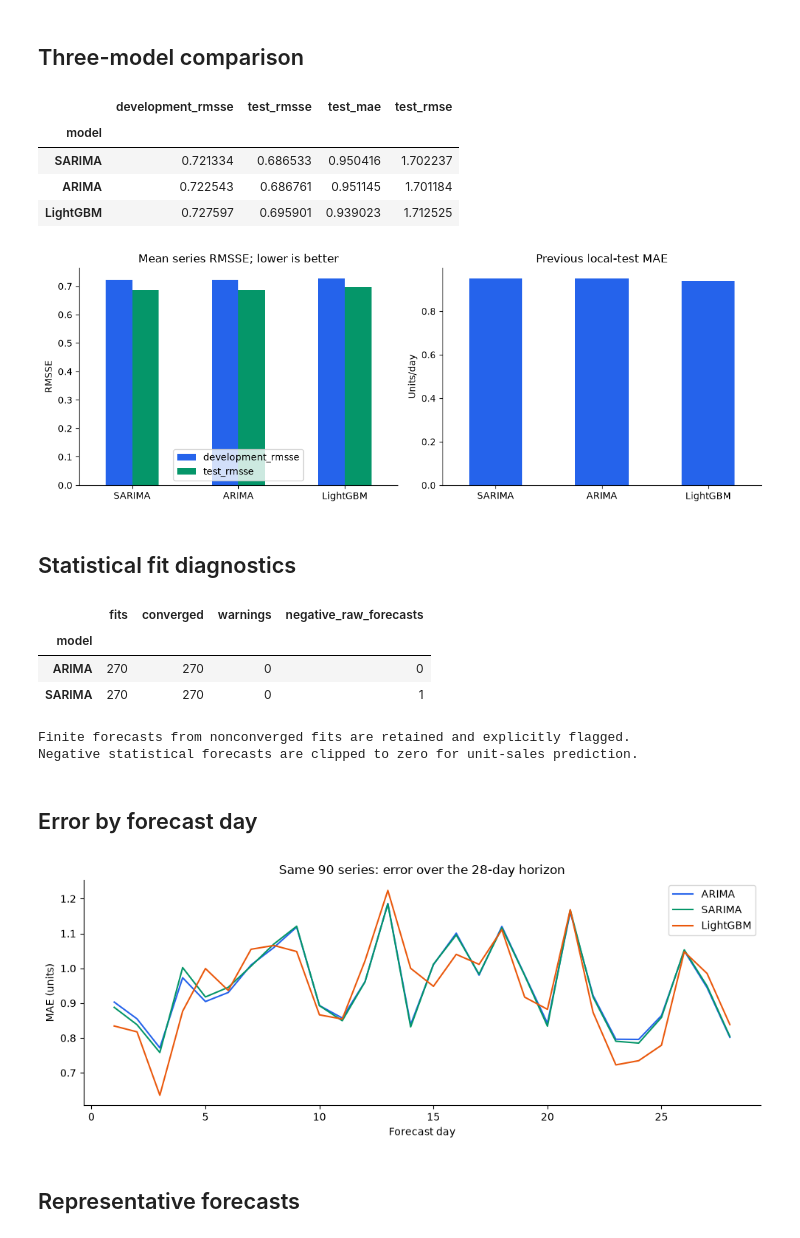
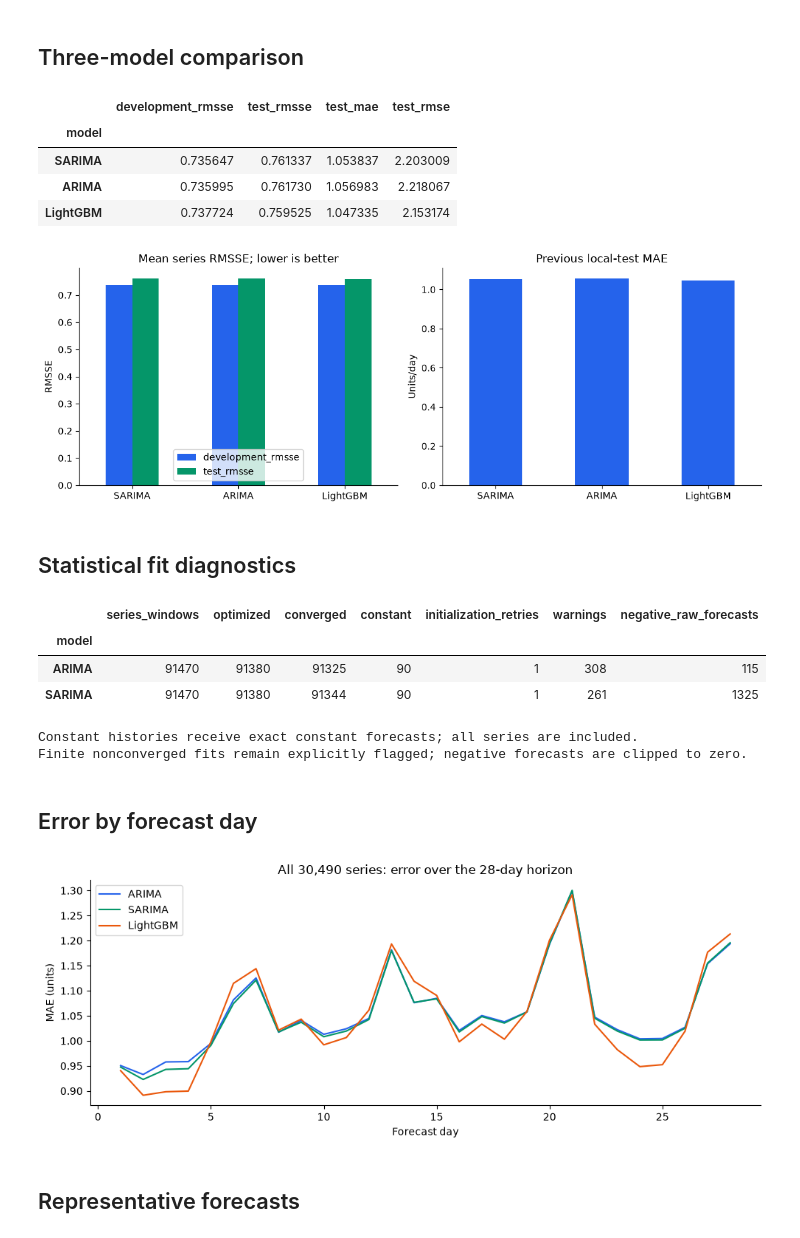
Before and after one commit to rebel47/Machine-Learning-Project, a Jupyter notebook: Project 1/notebooks/evaluation/04_error_analysis.ipynb, the cells around one changed output. Cells and saved outputs as stored; diff of their text form; code cells hidden in the pictures.

```diff
--- a/Project 1/notebooks/evaluation/04_error_analysis.ipynb
+++ b/Project 1/notebooks/evaluation/04_error_analysis.ipynb
@@ -44,13 +44,17 @@ def save_figure(data, name):
 # %% [markdown]
 ## Load the comparison results
 # %%
-scores=pd.read_csv(RESULTS / 'three_model_scores.csv')
-sample=pd.read_csv(OUT / 'comparison_sample.csv')
-diagnostics=pd.read_csv(RESULTS / 'three_model_fit_diagnostics.csv')
-manifest=json.loads((RESULTS / 'three_model_manifest.json').read_text())
-assert manifest['config']==config and manifest['sample_ids']==sample.series_id.tolist()
-sample_rows=sample.row.to_numpy()
-assert sample.series_id.tolist()==metadata.series_id.iloc[sample_rows].tolist()
+import hashlib
+scores=pd.read_csv(RESULTS / 'full_panel_scores.csv')
+panel=pd.read_csv(OUT / 'comparison_series.csv')
+diagnostics=pd.read_csv(DATA / 'interim/full_panel_fit_diagnostics.csv')
+manifest=json.loads((RESULTS / 'full_panel_manifest.json').read_text())
+assert manifest['config']==config and manifest['series_count']==len(metadata)==30490
+panel_rows=panel.row.to_numpy()
+assert panel_rows.tolist()==list(range(len(metadata)))
+assert panel.series_id.tolist()==metadata.series_id.tolist()
+assert manifest['series_ids_hash']==hashlib.sha256('|'.join(panel.series_id).encode()).hexdigest()
+assert set(scores.all_series)=={len(metadata)}
 # %% [markdown]
 ## Comparable error metrics
 # %%
@@ -91,14 +97,14 @@ comparison=test[['mean_rmsse','mae','rmse']].rename(columns={
     'mean_rmsse':'test_rmsse','mae':'test_mae','rmse':'test_rmse'})
 comparison.insert(0,'development_rmsse',development)
 comparison=comparison.sort_values('development_rmsse')
-comparison.to_csv(RESULTS / 'three_model_comparison.csv')
+comparison.to_csv(RESULTS / 'full_panel_comparison.csv')
 display(comparison)
 # %% [output]
 |  | development_rmsse | test_rmsse | test_mae | test_rmse |
 | model |  |  |  |  |
-| SARIMA | 0.721334 | 0.686533 | 0.950416 | 1.702237 |
-| ARIMA | 0.722543 | 0.686761 | 0.951145 | 1.701184 |
-| LightGBM | 0.727597 | 0.695901 | 0.939023 | 1.712525 |
+| SARIMA | 0.735647 | 0.761337 | 1.053837 | 2.203009 |
+| ARIMA | 0.735995 | 0.761730 | 1.056983 | 2.218067 |
+| LightGBM | 0.737724 | 0.759525 | 1.047335 | 2.153174 |
 # %%
 fig,axes=plt.subplots(1,2,figsize=(11,4))
 comparison[['development_rmsse','test_rmsse']].plot.bar(ax=axes[0],color=COLORS[:2])
@@ -108,38 +114,45 @@ axes[1].set(title='Previous local-test MAE',xlabel='',ylabel='Units/day')
 for ax in axes: ax.tick_params(axis='x',rotation=0)
 save_figure(data,'comparison_01_three_models')
 # %% [output]
-[figure, old version]
+[figure, new version]
 # %% [markdown]
 ## Statistical fit diagnostics
 # %%
-convergence=diagnostics.groupby('model').agg(
-    fits=('converged','size'),converged=('converged','sum'),
+optimized=diagnostics.status.ne('constant')
+details=diagnostics.assign(optimized=optimized,converged_fit=optimized & diagnostics.converged,
+                           constant=diagnostics.status.eq('constant'),
+                           initialization_retry=diagnostics.status.isin(['diffuse_retry','optimizer_retry']))
+convergence=details.groupby('model').agg(
+    series_windows=('row','size'),optimized=('optimized','sum'),
+    converged=('converged_fit','sum'),constant=('constant','sum'),
+    initialization_retries=('initialization_retry','sum'),
     warnings=('warnings','sum'),negative_raw_forecasts=('negative_raw_forecasts','sum'))
+convergence.to_csv(RESULTS / 'full_panel_fit_summary.csv')
 display(convergence)
-print('Finite forecasts from nonconverged fits are retained and explicitly flagged.')
-print('Negative statistical forecasts are clipped to zero for unit-sales prediction.')
+print('Constant histories receive exact constant forecasts; all series are included.')
+print('Finite nonconverged fits remain explicitly flagged; negative forecasts are clipped to zero.')
 # %% [output]
-|  | fits | converged | warnings | negative_raw_forecasts |
-| model |  |  |  |  |
-| ARIMA | 270 | 270 | 0 | 0 |
-| SARIMA | 270 | 270 | 0 | 1 |
+|  | series_windows | optimized | converged | constant | initialization_retries | warnings | negative_raw_forecasts |
+| model |  |  |  |  |  |  |  |
+| ARIMA | 91470 | 91380 | 91325 | 90 | 1 | 308 | 115 |
+| SARIMA | 91470 | 91380 | 91344 | 90 | 1 | 261 | 1325 |
-Finite forecasts from nonconverged fits are retained and explicitly flagged.
-Negative statistical forecasts are clipped to zero for unit-sales prediction.
+Constant histories receive exact constant forecasts; all series are included.
+Finite nonconverged fits remain explicitly flagged; negative forecasts are clipped to zero.
 # %% [markdown]
 ## Error by forecast day
 # %%
 cutoff=config['test_cutoff']
-actual=sales[sample_rows,cutoff:cutoff+28]
-predictions={name:np.load(DATA / f'interim/three_model_{name}_d{cutoff}.npy')
+actual=sales[panel_rows,cutoff:cutoff+28]
+predictions={name:np.load(DATA / f'interim/full_panel_{name}_d{cutoff}.npy')
              for name in ['ARIMA','SARIMA','LightGBM']}
 horizon=pd.DataFrame({name:np.abs(values-actual).mean(axis=0)
                       for name,values in predictions.items()},index=np.arange(1,29))
 horizon.plot(figsize=(10,4),color=COLORS[:3])
 plt.xlabel('Forecast day'); plt.ylabel('MAE (units)')
-plt.title('Same 90 series: error over the 28-day horizon')
+plt.title('All 30,490 series: error over the 28-day horizon')
 save_figure(data,'comparison_02_horizon')
 # %% [output]
-[figure, old version]
+[figure, new version]
 # %% [markdown]
 ## Representative forecasts
 # %%
```
Also changed, not shown: parts of 7 cells of this notebook, 13 other files.
